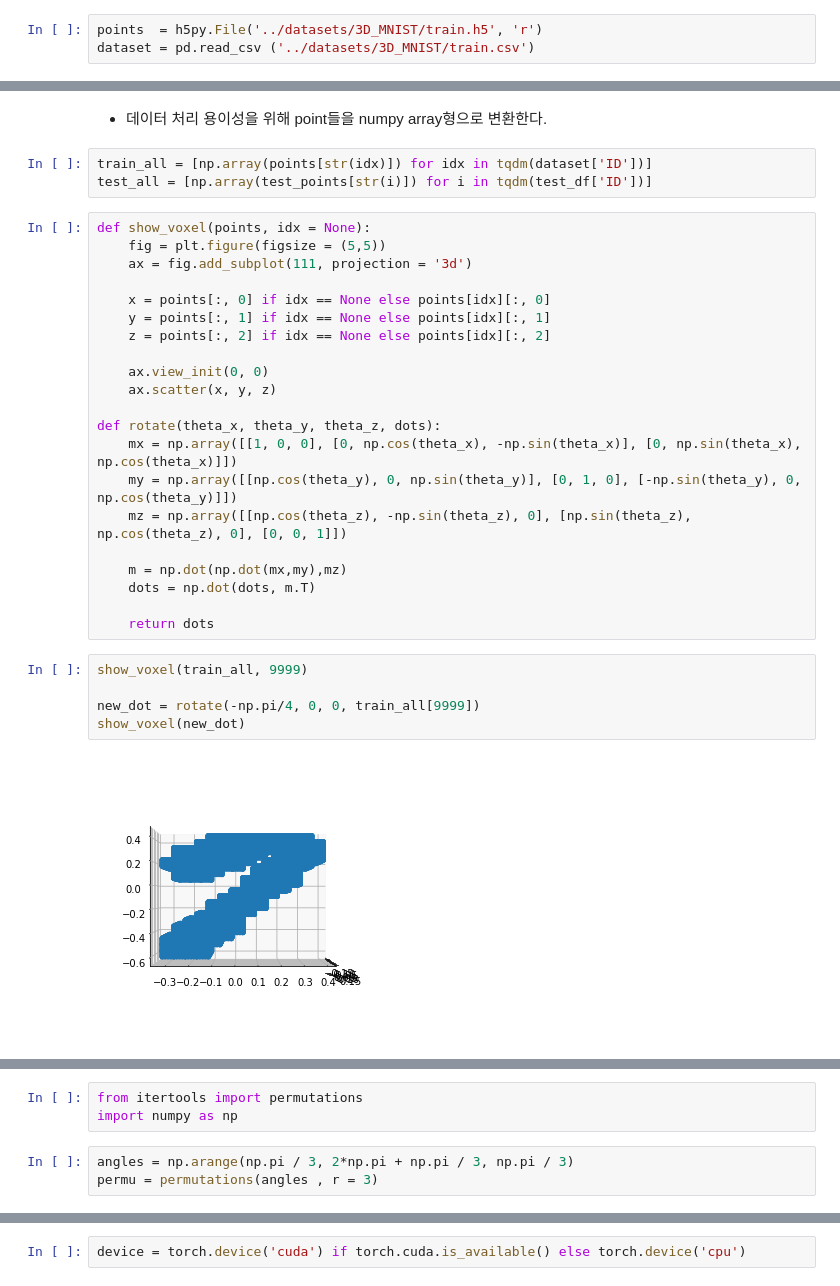
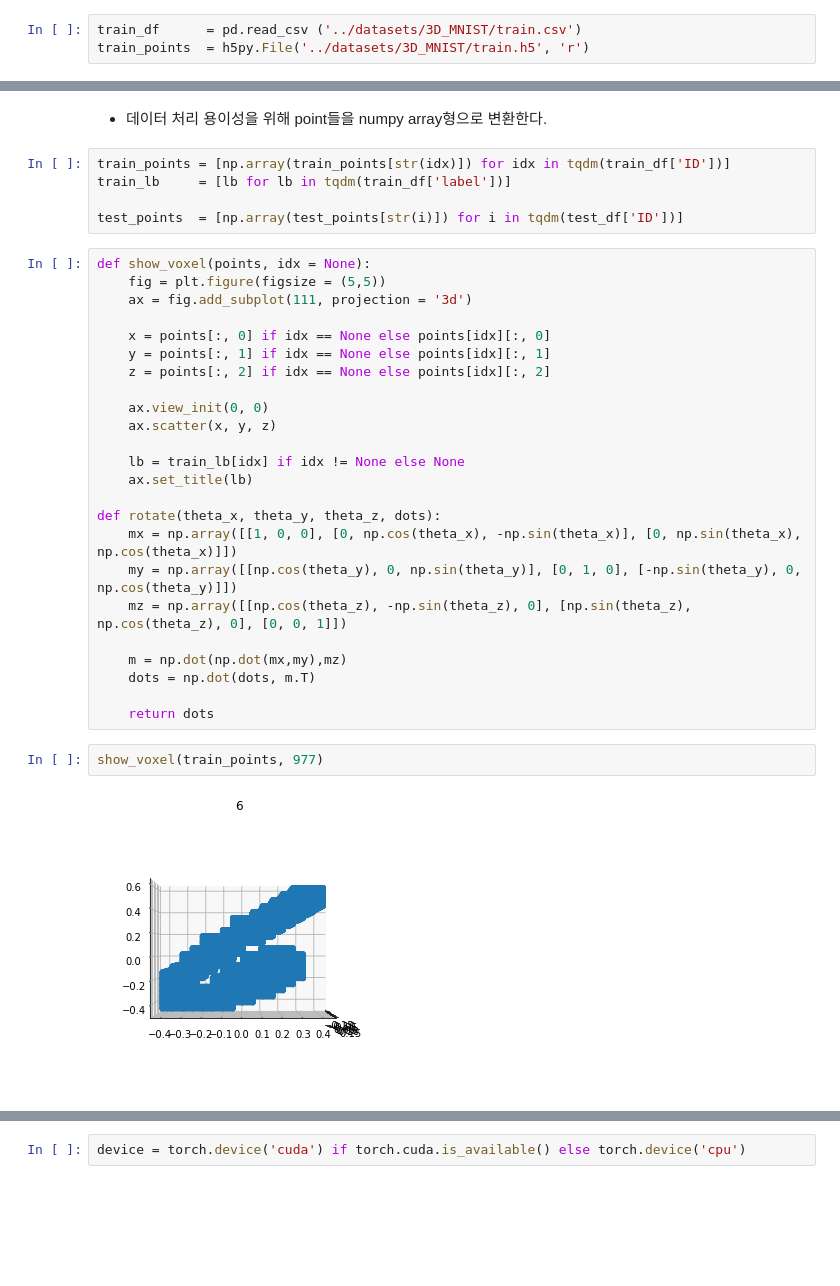
Before and after one commit to AhMuGeoNa/Dacon_3d_MNIST, a Jupyter notebook: dacon - 3d mnist.ipynb, the cells around one changed output, grey strips where cells are left out. Saved outputs shown, nothing was run; the diff lists cells and outputs as text; blank space fills up the shorter version.

```diff
--- a/dacon - 3d mnist.ipynb
+++ b/dacon - 3d mnist.ipynb
@@ -25,16 +26,18 @@ import h5py
 → 학습 데이터 셋 csv에는 이미지 인덱스 : 라벨값으로 구성되어 있다.
 → 시험 데이터 셋 csv에는 이미지 인덱스 : 더미 라벨값으로 구성되어 있다.
 # %%
-points  = h5py.File('../datasets/3D_MNIST/train.h5', 'r')
-dataset = pd.read_csv ('../datasets/3D_MNIST/train.csv')
+train_df      = pd.read_csv ('../datasets/3D_MNIST/train.csv')
+train_points  = h5py.File('../datasets/3D_MNIST/train.h5', 'r')
 # %%
 test_df = pd.read_csv('../datasets/3D_MNIST/sample_submission.csv')
 test_points = h5py.File('../datasets/3D_MNIST/test.h5', 'r')
 # %% [markdown]
 - 데이터 처리 용이성을 위해 point들을 numpy array형으로 변환한다.
 # %%
-train_all = [np.array(points[str(idx)]) for idx in tqdm(dataset['ID'])]
-test_all = [np.array(test_points[str(i)]) for i in tqdm(test_df['ID'])]
+train_points = [np.array(train_points[str(idx)]) for idx in tqdm(train_df['ID'])]
+train_lb     = [lb for lb in tqdm(train_df['label'])]
+
+test_points  = [np.array(test_points[str(i)]) for i in tqdm(test_df['ID'])]
 # %%
 def show_voxel(points, idx = None):
     fig = plt.figure(figsize = (5,5))
@@ -47,6 +50,9 @@ def show_voxel(points, idx = None):
     ax.view_init(0, 0)
     ax.scatter(x, y, z)
 
+    lb = train_lb[idx] if idx != None else None
+    ax.set_title(lb)
+
 def rotate(theta_x, theta_y, theta_z, dots):
     mx = np.array([[1, 0, 0], [0, np.cos(theta_x), -np.sin(theta_x)], [0, np.sin(theta_x), np.cos(theta_x)]])
     my = np.array([[np.cos(theta_y), 0, np.sin(theta_y)], [0, 1, 0], [-np.sin(theta_y), 0, np.cos(theta_y)]])
@@ -57,9 +63,6 @@ def rotate(theta_x, theta_y, theta_z, dots):
 
     return dots
 # %%
-show_voxel(train_all, 9999)
-
-new_dot = rotate(-np.pi/4, 0, 0, train_all[9999])
-show_voxel(new_dot)
+show_voxel(train_points, 977)
 # %% [output]
-[figure, old version]
+[figure, new version]
@@ -67,6 +68,0 @@ show_voxel(new_dot)
-# %%
-from itertools import permutations
-import numpy as np
-# %%
-angles = np.arange(np.pi / 3, 2*np.pi + np.pi / 3, np.pi / 3)
-permu = permutations(angles , r = 3)
```
Also changed, not shown: parts of 37 cells of this notebook.
